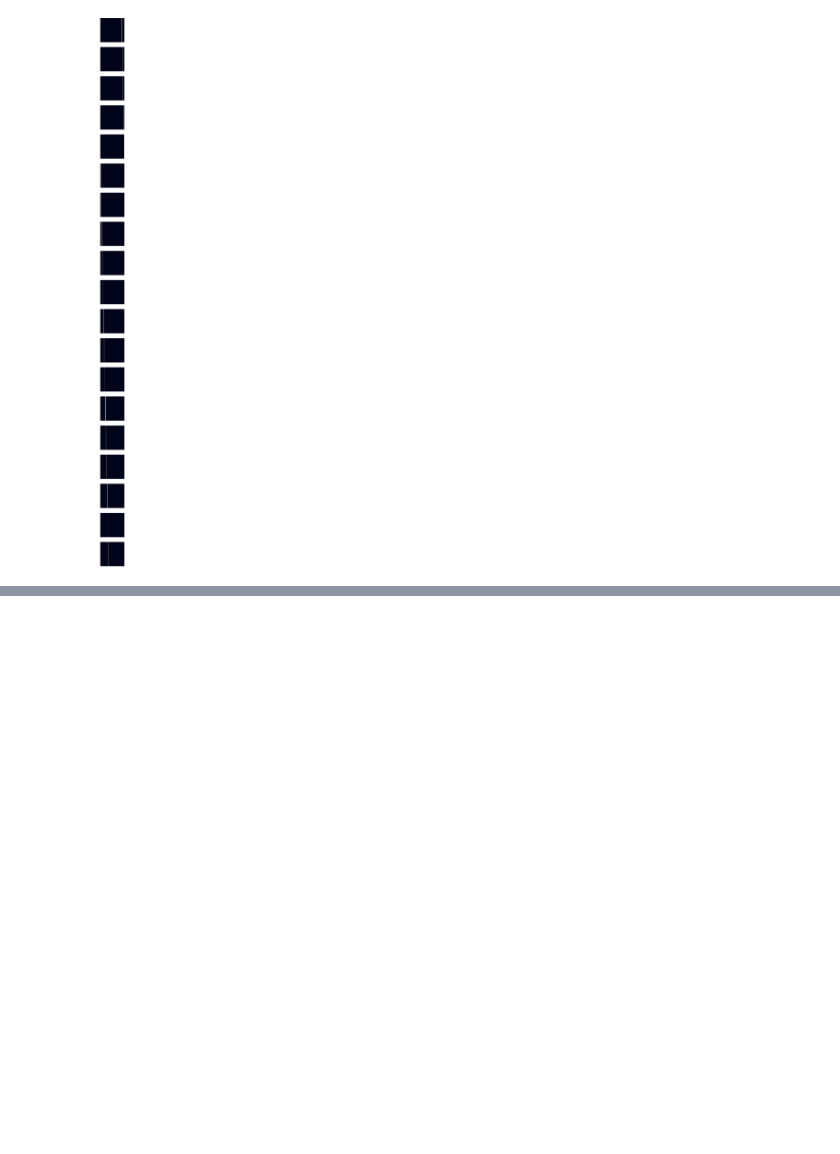
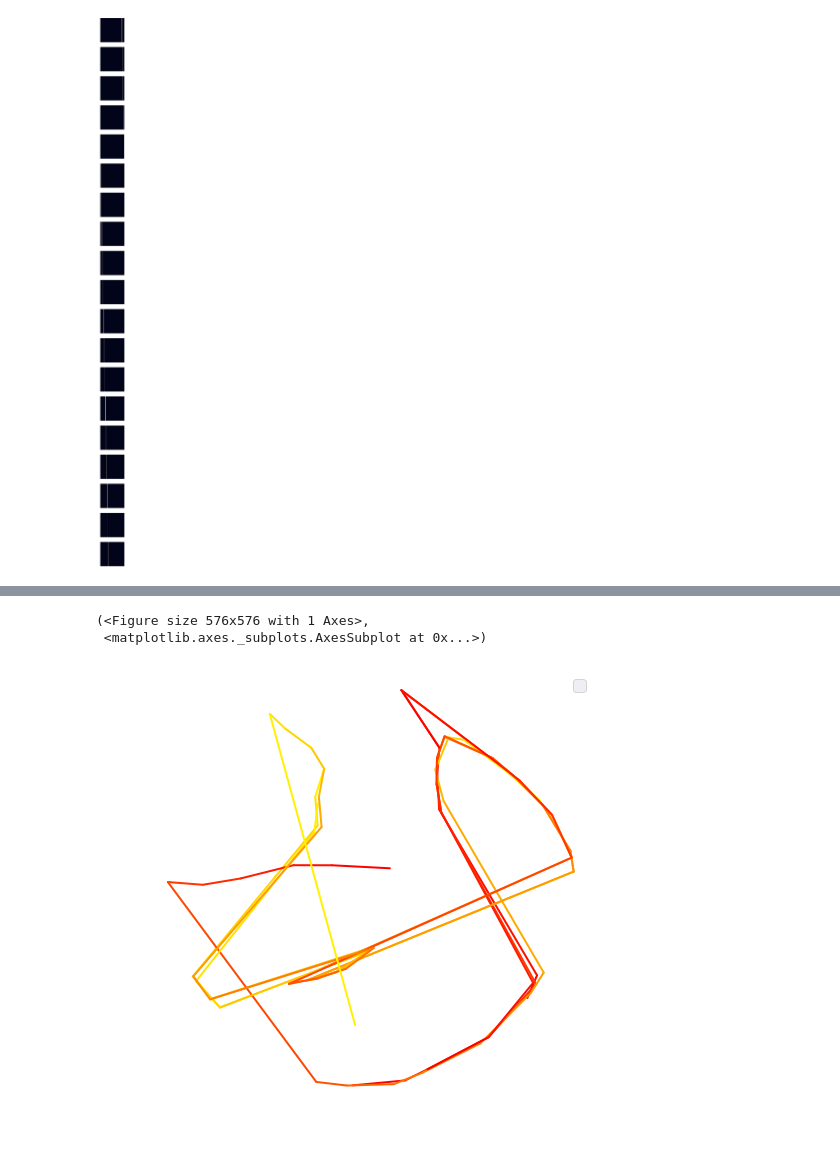
Before and after one commit to ranamihir/visual_embeddings_for_rl, a Jupyter notebook: notebooks/visualization.ipynb, the cells around one changed output, grey strips where cells are left out. Drawn from its saved outputs; the diff is of its cells as text; code cells hidden in the pictures; blank space fills up the shorter version.

Commit message:
Visualization in progress.

```diff
--- a/notebooks/visualization.ipynb
+++ b/notebooks/visualization.ipynb
@@ -630,3 +630,31 @@ for image in videos_bars[0]:
 plt.show()
 # %% [output]
 [figure]
+# %%
+def plot2(embeddings, kind='line', legend=True):
+    f = plt.figure(figsize=(8, 8))
+    ax = plt.subplot(aspect='equal')
+    for row, embedding in enumerate(embeddings):
+        if kind == 'line':
+#             plt.plot(embedding[:,0], embedding[:,1], lw=2, label=i)
+            cm = plt.get_cmap('autumn')
+            ax.set_prop_cycle('color', [cm(1.*i/(19-1)) for i in range(19-1)])
+            for i in range(19-1):
+                ax.plot(embedding[:,0][i:i+2], embedding[:,1][i:i+2], lw=2)
+            ax.set_label(row)
+#                 ax.plot(embedding[:,0], embedding[:,1], lw=2, label=row)
+        elif kind == 'scatter':
+#             plt.scatter(embedding[:,0], embedding[:,1], lw=2, label=row)
+            ax.scatter(embedding[:,0][i:i+2], embedding[:,1][i:i+2], lw=2, label=row)
+
+    if legend:
+        plt.legend()
+    plt.xlim(-25, 25)
+    plt.ylim(-25, 25)
+    ax.axis('off')
+    ax.axis('tight')
+
+    return f, ax
+# %%
+plot2(tsne_proj_bars[:19*5].reshape(-1, embeddings_bars.shape[1], 2), kind='line')
+# %% [output]
@@ -632,0 +662,3 @@ plt.show()
+(<Figure size 576x576 with 1 Axes>,
+ <matplotlib.axes._subplots.AxesSubplot at 0x...>)
+[figure, added]
```
Also changed, not shown: parts of 2 cells of this notebook.
